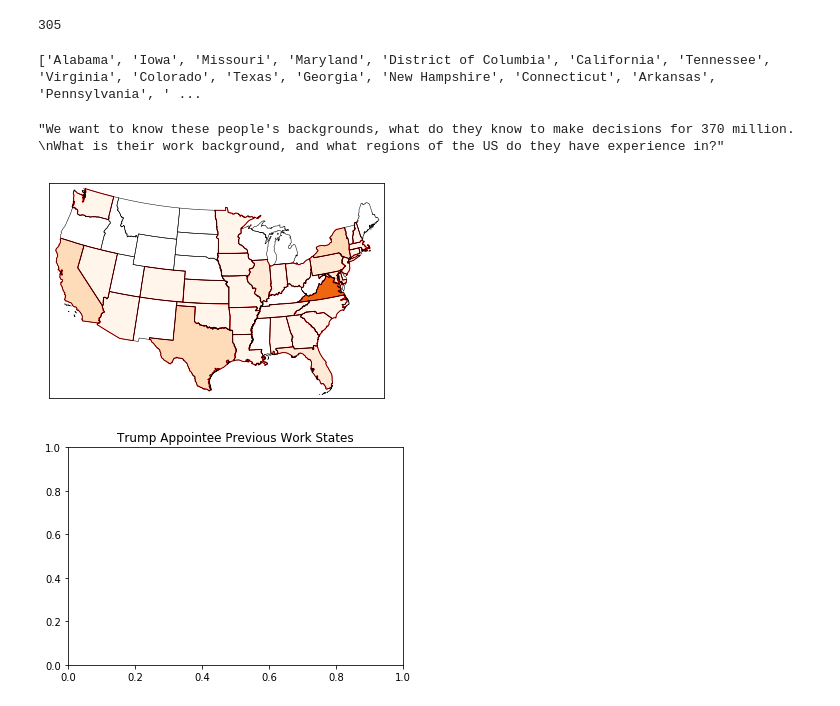
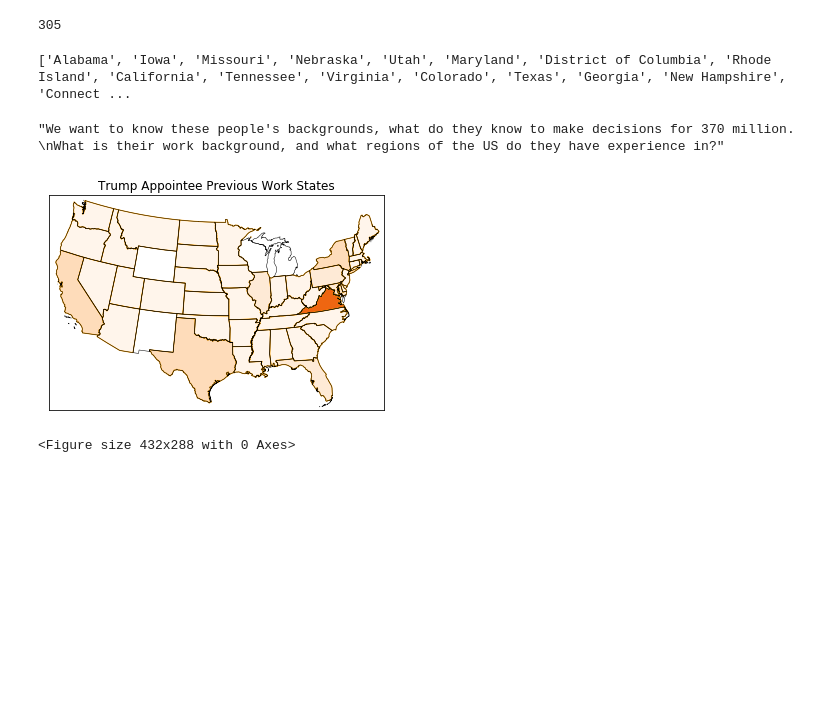
Before and after one commit to mckaulay/aims-hackathon, a Jupyter notebook: AIMS.ipynb, the cells around one changed output. Saved outputs shown, nothing was run; the diff lists cells and outputs as text; code cells hidden in the pictures; blank space fills up the shorter version.

Commit message:
ACTUAL FIGURE HERE

```diff
--- a/AIMS.ipynb
+++ b/AIMS.ipynb
@@ -65,7 +65,7 @@ print (output)
 # %%
 common = []
 for i in output:
-    if output[i] > 5:
+    if output[i] >= 1:
         common.append(i)
 
 vals = []
@@ -96,7 +96,7 @@ if "DC" in final:
     final.append("District of Columbia")
 print (final)
 # %% [output]
-['Alabama', 'Iowa', 'Missouri', 'Maryland', 'District of Columbia', 'California', 'Tennessee', 'Virginia', 'Colorado', 'Texas', 'Georgia', 'New Hampshire', 'Connecticut', 'Arkansas', 'Pennsylvania', ' ...
+['Alabama', 'Iowa', 'Missouri', 'Nebraska', 'Utah', 'Maryland', 'District of Columbia', 'Rhode Island', 'California', 'Tennessee', 'Virginia', 'Colorado', 'Texas', 'Georgia', 'New Hampshire', 'Connect ...
 # %%
 """We want to know these people's backgrounds, what do they know to make decisions for 370 million.
 What is their work background, and what regions of the US do they have experience in?"""
@@ -107,34 +107,34 @@ import matplotlib.pyplot as plt
 from mpl_toolkits.basemap import Basemap
 from matplotlib.patches import Polygon
 from matplotlib import cm
 
 # create the map
 mp = Basemap(llcrnrlon=-119,llcrnrlat=22,urcrnrlon=-64,urcrnrlat=49,
         projection='lcc',lat_1=33,lat_2=45,lon_0=-95)
 
 viridis = cm.get_cmap('Oranges', 12)
 mx = np.max(output.values)
 
 # load the shapefile, use the name 'states'
 mp.readshapefile('st99_d00', name='states', drawbounds=True)
 
 # collect the state names from the shapefile attributes so we can
 # look up the shape obect for a state by it's name
 state_names = []
 for shape_dict in mp.states_info:
     state_names.append(shape_dict['NAME'])
 
 ax = plt.gca() # get current axes instance
 
 # get Texas and draw the filled polygon
 for i in final:
     seg = mp.states[state_names.index(i)]
-    poly = Polygon(seg, facecolor=viridis(output[i] / max(vals)),edgecolor='red')
+    poly = Polygon(seg, facecolor=viridis(output[i] / max(vals)),edgecolor='orange')
     ax.add_patch(poly)
 
 plt.title("Trump Appointee Previous Work States")
 plt.show()
-plt.savefig("output.png", dpi=200)
+plt.savefig("final.png", dpi=200)
 # %% [output]
-[figure, old version]
+[figure, new version]
-[figure, removed]
+<Figure size 432x288 with 0 Axes>
```
Also changed, not shown: 3 other files.
